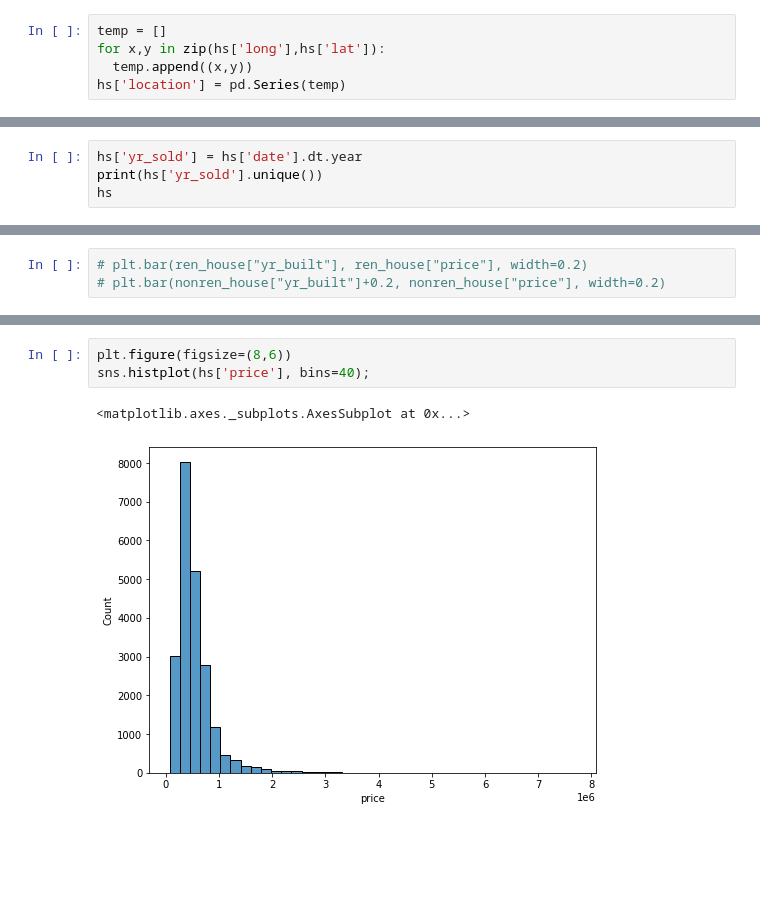
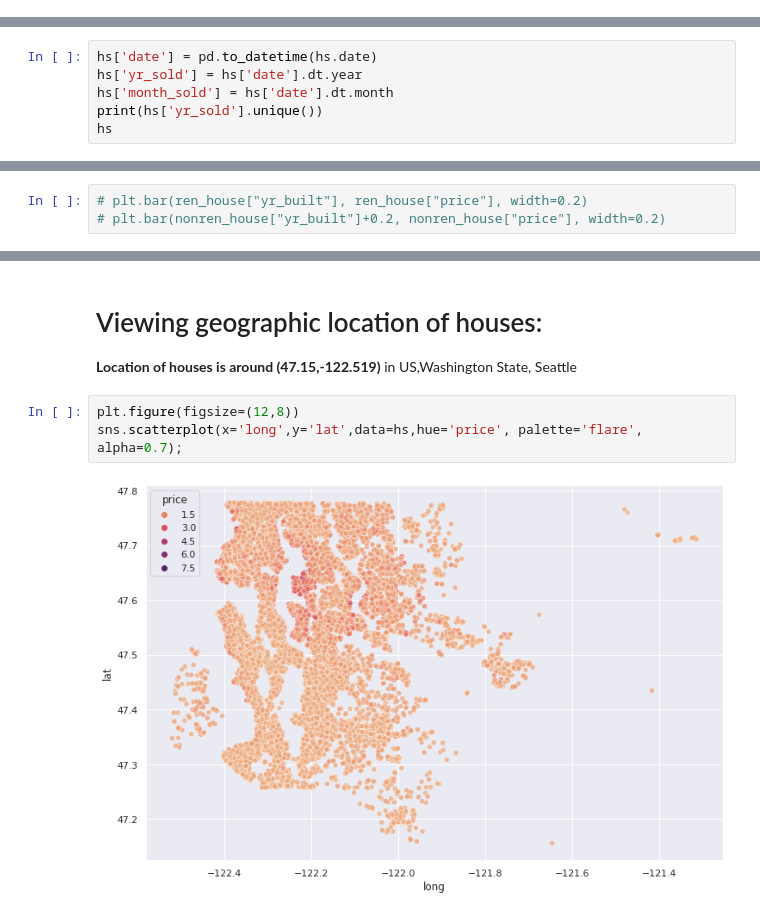
Before and after one commit to Rowan-Omar/House-Pricing---Data-Analysis, a Jupyter notebook: House_Pricing.ipynb, the cells around one changed output, grey strips where cells are left out. Saved outputs shown, nothing was run; the diff lists cells and outputs as text; blank space fills up the shorter version.

```diff
--- a/House_Pricing.ipynb
+++ b/House_Pricing.ipynb
@@ -102,5 +116,0 @@ array([0, 3, 4, 2, 1])
-# %%
-temp = []
-for x,y in zip(hs['long'],hs['lat']):
-  temp.append((x,y))
-hs['location'] = pd.Series(temp)
@@ -136,5 +128,7 @@ hs['date'] = pd.to_datetime(hs.date)
 # %%
+hs['date'] = pd.to_datetime(hs.date)
 hs['yr_sold'] = hs['date'].dt.year
+hs['month_sold'] = hs['date'].dt.month
 print(hs['yr_sold'].unique())
 hs
 # %% [output]
@@ -438,6 +568,9 @@ print(hs[hs['yr_renovated']==0]['price'].mean())
+# %% [markdown]
+# Viewing geographic location of houses:
+
+**Location of houses is around (47.15,-122.519)** in US,Washington State, Seattle
 # %%
-plt.figure(figsize=(8,6))
-sns.histplot(hs['price'], bins=40);
+plt.figure(figsize=(12,8))
+sns.scatterplot(x='long',y='lat',data=hs,hue='price', palette='flare', alpha=0.7);
 # %% [output]
-<matplotlib.axes._subplots.AxesSubplot at 0x...>
-[figure, old version]
+[figure, new version]
```
Also changed, not shown: parts of 101 cells of this notebook.
